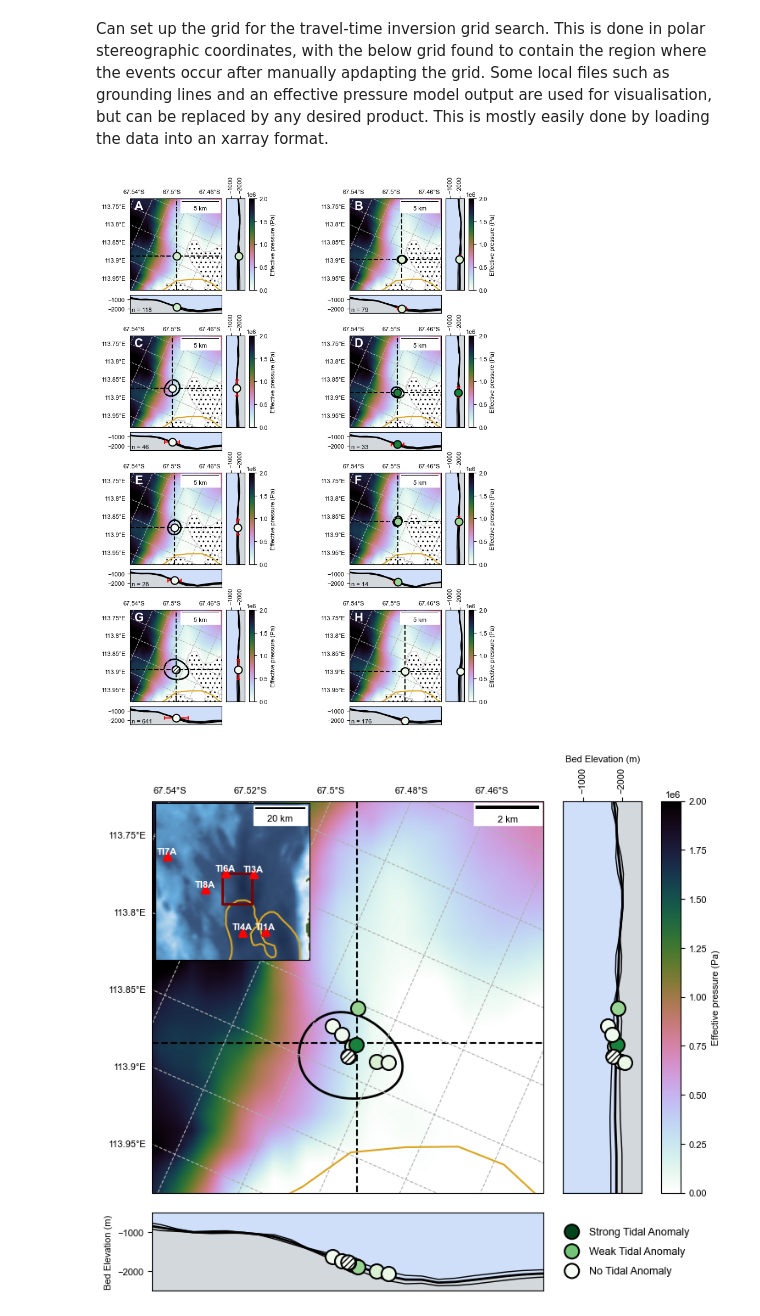
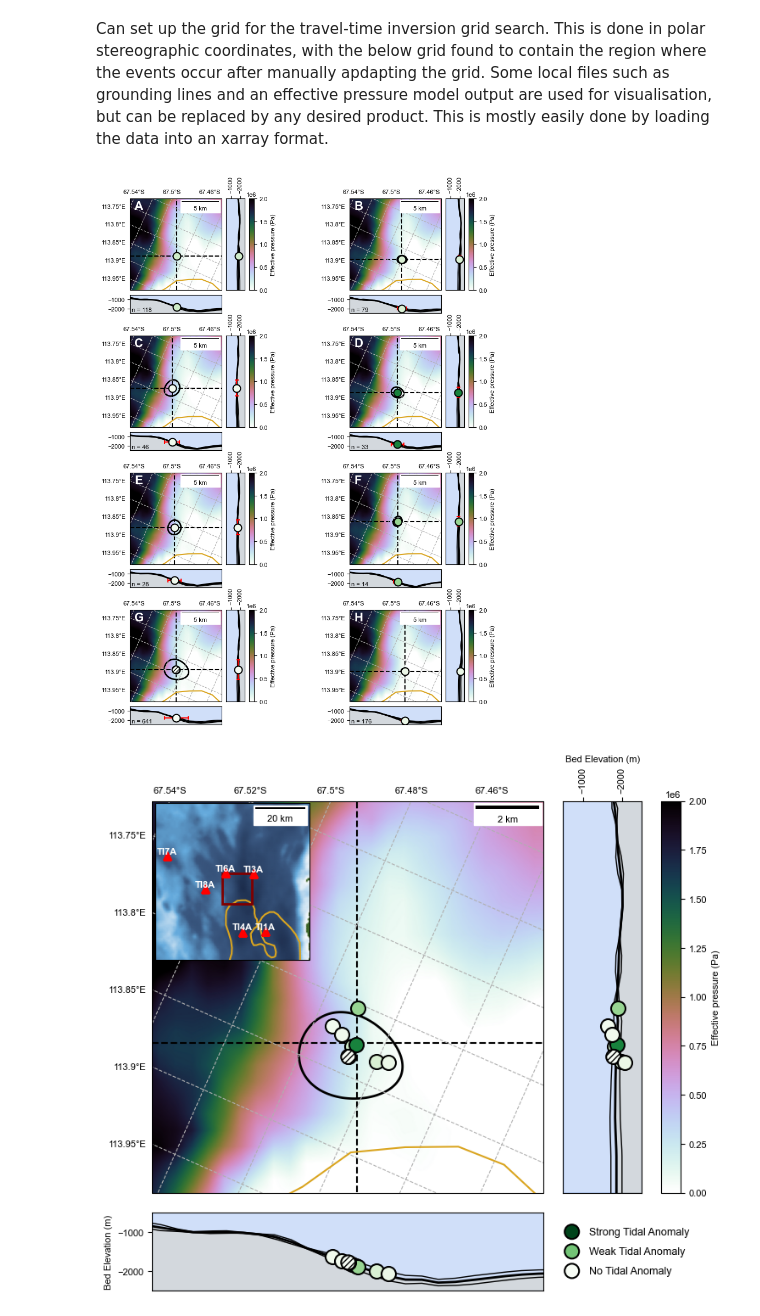
Before and after one commit to JMagyar15/totten-analysis, a Jupyter notebook: totten_results.ipynb, the cells around one changed output. Saved outputs shown, nothing was run; the diff lists cells and outputs as text; code cells hidden in the pictures.

```diff
--- a/totten_results.ipynb
+++ b/totten_results.ipynb
@@ -851,9 +851,9 @@ for i, cluster_num in enumerate([31,43,34,44,33,32,39,54]):
 
 
     pc_ep = ne_ax.pcolormesh(xlin,ylin,ep.T,cmap='cubehelix_r',vmin=0,vmax=2e6,shading='gouraud',transform=stereo,rasterized=True)
-    ep_c = ne_ax.contour(xlin,ylin,ep.T,levels=[0],colors=['lightgrey'],linewidths=[1],transform=stereo)
+    #ep_c = ne_ax.contour(xlin,ylin,ep.T,levels=[0],colors=['lightgrey'],linewidths=[1],transform=stereo)
 
-    hatches = ne_ax.contourf(xlin,ylin,ep.T,levels=[-2.5e5,0], colors='none',hatches=['..'],transform=stereo)
+    #hatches = ne_ax.contourf(xlin,ylin,ep.T,levels=[-2.5e5,0], colors='none',hatches=['..'],transform=stereo)
 
     ne_ax.scatter(x_loc,y_loc,marker='o',s=100,zorder=5,color=color,edgecolors='black',linewidths=1.5,transform=stereo)
 
@@ -919,34 +919,34 @@ for i, cluster_num in enumerate([31,43,34,44,33,32,39,54]):
     ez_ax.hlines(bed_x[x_ind],xmin=x_range[0],xmax=x_range[1],color='red')
     ez_ax.vlines(x_range,ymin=bed_x[x_ind]-200,ymax=bed_x[x_ind]+200,color='red')
 
     nz_ax.vlines(bed_y[y_ind],ymin=y_range[0],ymax=y_range[1],color='red')
     nz_ax.hlines(y_range,xmin=bed_y[y_ind]-200,xmax=bed_y[y_ind]+200,color='red')
 
     ez_ax.set_xticks([])
     nz_ax.set_yticks([])
 
     nz_ax.tick_params(axis='x', labelrotation=90)
 
 
     nz_ax.xaxis.set_ticks_position('top')
 
     cb_ax = ne_ax.inset_axes(bounds = [1.3,0,0.05,1],transform=ne_ax.transAxes)
     clb = fig.colorbar(pc_ep, cax = cb_ax)
     clb.set_label('Effective pressure (Pa)')
     cb_ax.yaxis.get_offset_text().set_position((1.5,1))
 
 
     scalebar = ScaleBar(0.001, "km", length_fraction=0.25,border_pad=0.25,fixed_value=5)
     ne_ax.add_artist(scalebar)
     ne_ax.annotate(label,(0.05,0.88),xycoords='axes fraction',c='white',fontsize=16,weight='bold')
 
     N_group = groups[int(cluster_num)].N
     ez_ax.annotate('n = ' + str(N_group),(0.02,0.03),xycoords='axes fraction',ha='left',va='bottom')
 
 
 master_fig.savefig(os.path.join(o_path,'FigS3_travel_time_inversion.pdf'),bbox_inches='tight',dpi=400)
 # %% [output]
-[figure, old version]
+[figure, new version]
 # %%
 fig = plt.figure(figsize=(6,6))
 
```
Also changed, not shown: parts of 1 cell of this notebook, 2 other files.
